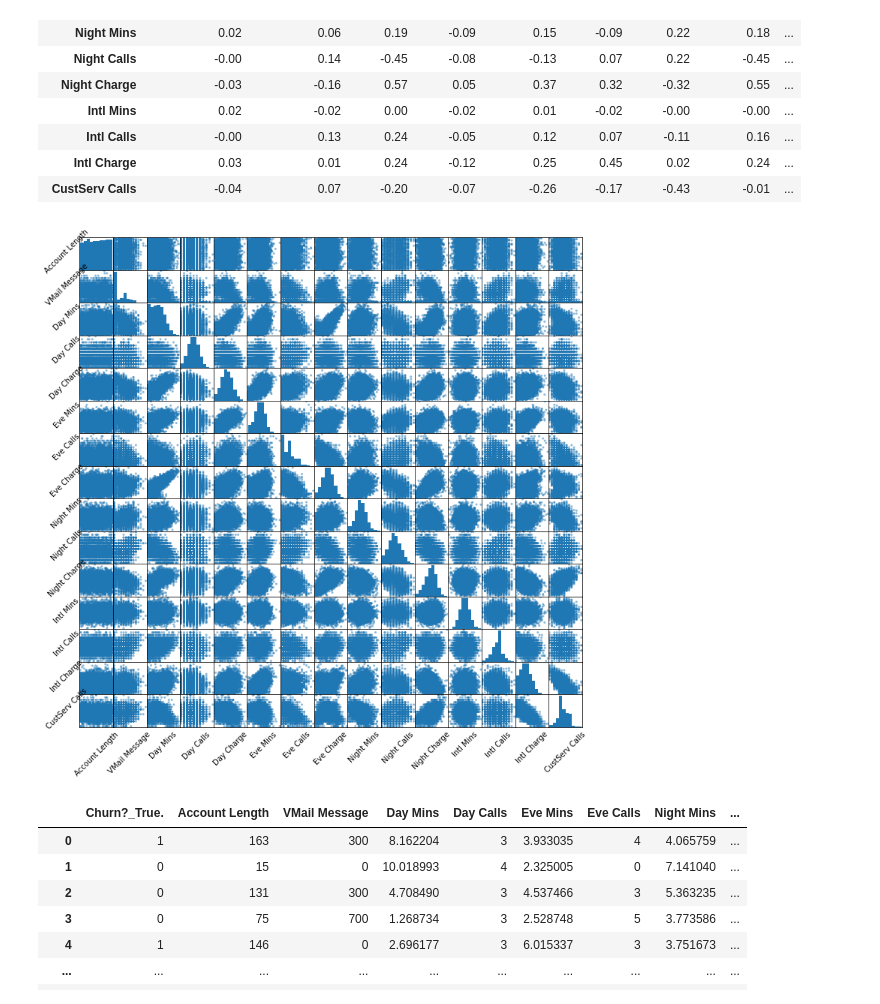
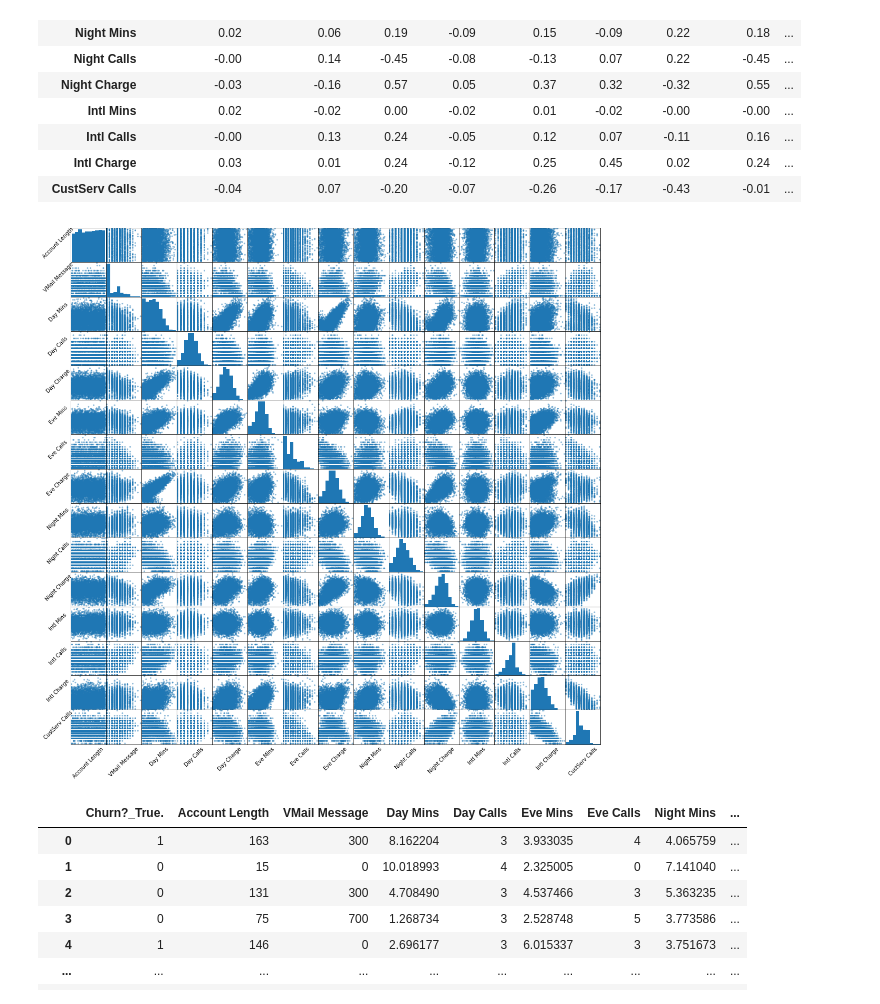
Before and after one commit to data-analytics-professionals/customer-churn, a Jupyter notebook: project-customer-churn.ipynb, the cells around one changed output. Cells and saved outputs as stored; diff of their text form; code cells hidden in the pictures.

```diff
--- a/project-customer-churn.ipynb
+++ b/project-customer-churn.ipynb
@@ -343,22 +343,22 @@ Hover to magify
 | Intl Charge | 0.03 | 0.01 | 0.24 | -0.12 | 0.25 | 0.45 | 0.02 | 0.24 | ... |
 | CustServ Calls | -0.04 | 0.07 | -0.20 | -0.07 | -0.26 | -0.17 | -0.43 | -0.01 | ... |
 # %%
-sm = pd.plotting.scatter_matrix(churn, figsize=(12, 12))
+sm = pd.plotting.scatter_matrix(churn, figsize=(18, 18))
 
 #Change label rotation
 [s.xaxis.label.set_rotation(45) for s in sm.reshape(-1)]
 [s.yaxis.label.set_rotation(45) for s in sm.reshape(-1)]
 
 #May need to offset label when rotating to prevent overlap of figure
 [s.get_yaxis().set_label_coords(-0.3,0.5) for s in sm.reshape(-1)]
 
 #Hide all ticks
 [s.set_xticks(()) for s in sm.reshape(-1)]
 [s.set_yticks(()) for s in sm.reshape(-1)]
 
 plt.show()
 # %% [output]
-[figure, old version]
+[figure, new version]
 # %%
 churn = churn.drop(['Day Charge', 'Eve Charge', 'Night Charge', 'Intl Charge'], axis=1)
 # %%
```
Also changed, not shown: parts of 6 cells of this notebook.
